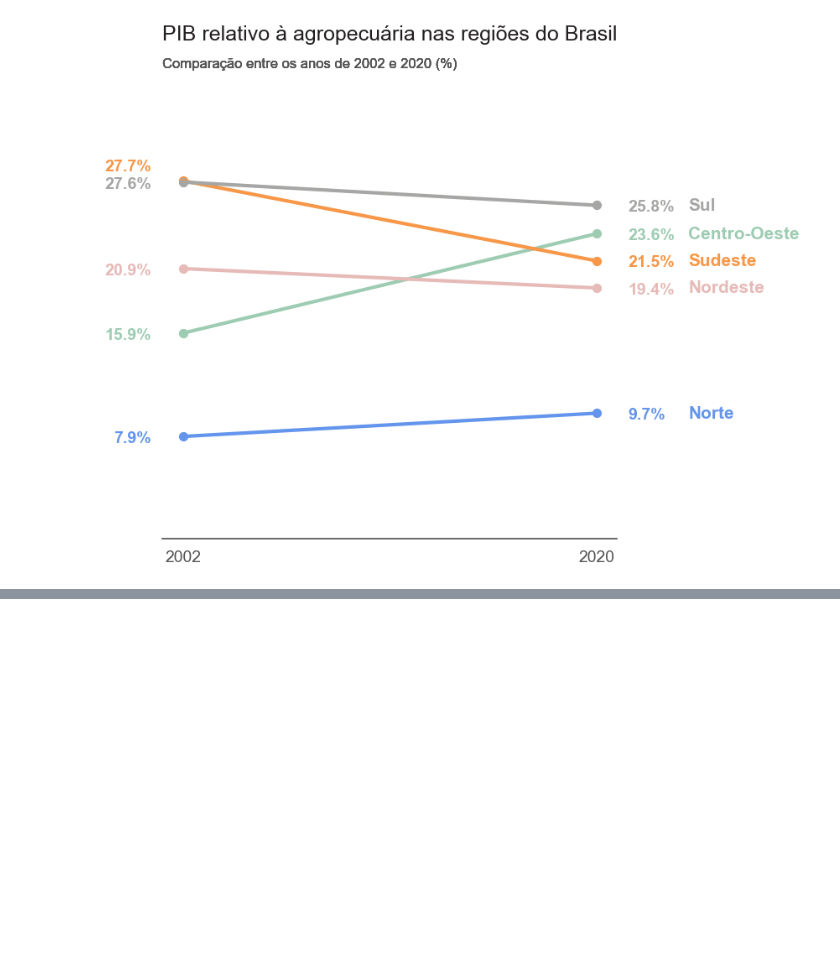
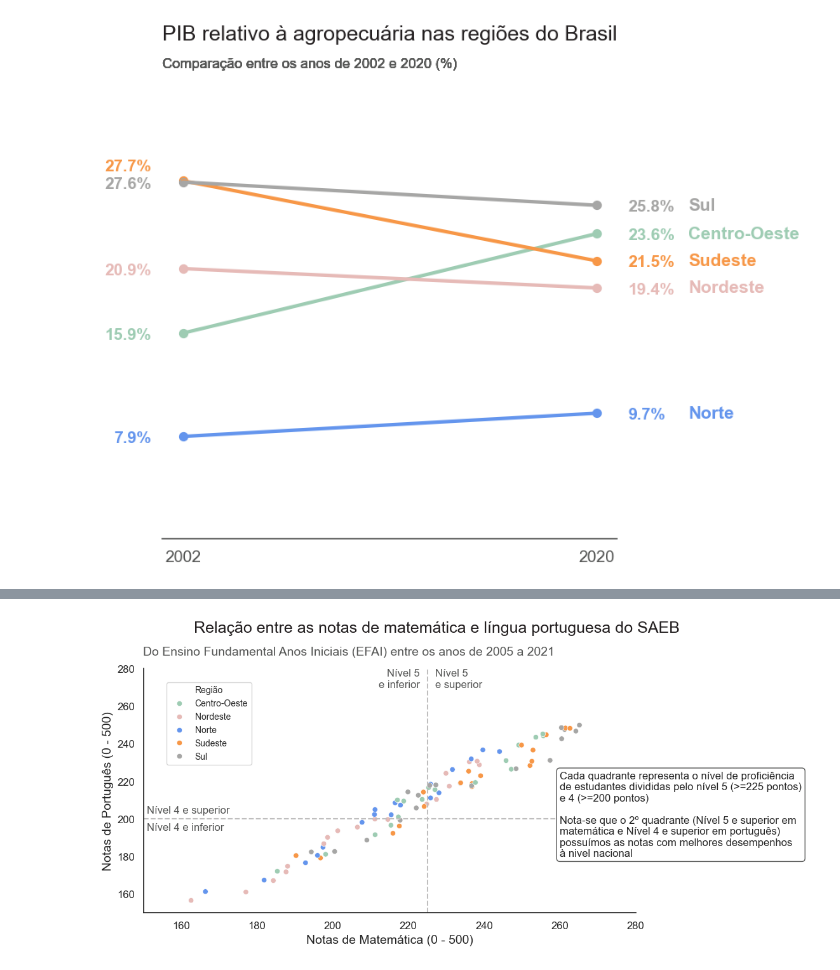
Before and after one commit to Cr0l3y/Pib_analise_2002-20, a Jupyter notebook: Proporcoes.ipynb, the cells around one changed output, grey strips where cells are left out. Cells and saved outputs as stored; diff of their text form; code cells hidden in the pictures; blank space fills up the shorter version.

Commit message:
Ideb_bolhas

```diff
--- a/Proporcoes.ipynb
+++ b/Proporcoes.ipynb
@@ -815,0 +844,5 @@ plt.show()
+# %%
+import pandas as pd
+# Importando o conjunto de dados com os dados do IDEB nacional de provas realizadas de 2005 a 2021
+ideb = pd.read_csv("https://raw.githubusercontent.com/afonsosr2/dataviz-graficos-composicao-relacionamento/master/dados/ideb_reg_2005_2021.csv")
+ideb.head(6)
@@ -815,0 +916,4 @@ plt.show()
+# %%
+ideb_efai = ideb.query("anos_escolares == 'EFAI'")[["regiao","nota_saeb_matematica", "nota_saeb_lingua_portuguesa"]]
+ideb_efai = ideb_efai.reset_index(drop = True)
+ideb_efai.head()
@@ -815,0 +927,38 @@ plt.show()
+# %%
+import matplotlib.pyplot as plt
+import seaborn as sns
+cores = [VERDE3, VERMELHO2, AZUL3, LARANJA1, CINZA4]
+fig, ax = plt.subplots(figsize=(10,5))
+sns.set_theme(style="white")
+ax = sns.scatterplot(data = ideb_efai, x  = "nota_saeb_matematica", y="nota_saeb_lingua_portuguesa", hue = "regiao", palette = cores) #separador categorico hue = "regiao"
+## Personalizando o gráfico
+plt.suptitle('Relação entre as notas de matemática e língua portuguesa do SAEB', size=18, color=CINZA1, ha = 'right', x = 0.97, y = 1.03)
+plt.title('Do Ensino Fundamental Anos Iniciais (EFAI) entre os anos de 2005 a 2021', fontsize=14, color=CINZA3, pad = 15, loc = "left")
+ax.legend(bbox_to_anchor=(155, 275), title='Região', title_fontsize  = 10, fontsize = 10, loc='upper left', bbox_transform=ax.transData)
+ax.set_xlabel('Notas de Matemática (0 - 500)',  fontsize = 14)
+ax.set_ylabel('Notas de Português (0 - 500)', fontsize = 14)
+ax.xaxis.set_tick_params(labelsize=12, color = CINZA2)
+ax.set_xlim(150, 280)
+ax.yaxis.set_tick_params(labelsize=12, color = CINZA2)
+ax.set_ylim(150, 280)
+sns.despine()
+# Limites das notas em no eixo y (notas de português) - 200 pontos (proficiência)
+ax.text(ax.get_xlim()[0] + 1, 202, 'Nível 4 e superior', fontsize=12, color = CINZA3, va = "bottom")
+ax.text(ax.get_xlim()[0] + 1 , 198, 'Nível 4 e inferior', fontsize=12, color = CINZA3, va = "top")
+plt.axhline(y = 200, color = CINZA5, linestyle='--')
+# Limites das notas em no eixo x (notas de matemática) - 225 pontos (proficiência)
+ax.text(223, ax.get_ylim()[1] - 10, 'Nível 5\ne inferior', fontsize=12, color = CINZA3, ha="right")
+ax.text(227, ax.get_ylim()[1] - 10, 'Nível 5\ne superior', fontsize=12, color = CINZA3, ha="left")
+plt.axvline(x = 225, color = CINZA5, linestyle='--')
+# Adicionando um texto explicando a divisão de quadrantes e o que significa
+ax.annotate("Cada quadrante representa o nível de proficiência\nde estudantes divididas pelo nível 5 (>=225 pontos)\ne 4 (>=200 pontos)\n\n"
+            "Nota-se que o 2º quadrante (Nível 5 e superior em \nmatemática e Nível 4 e superior em português)\n"
+            "possuímos as notas com melhores desempenhos \nà nivel nacional", xy=(260, 180), xycoords='data',
+            bbox=dict(boxstyle="round", fc=BRANCO, ec=CINZA3),
+            xytext=(0, 0), textcoords='offset points')
+
+
+
+plt.show()
+# %% [output]
+[figure, added]
```
Also changed, not shown: parts of 21 cells of this notebook.
